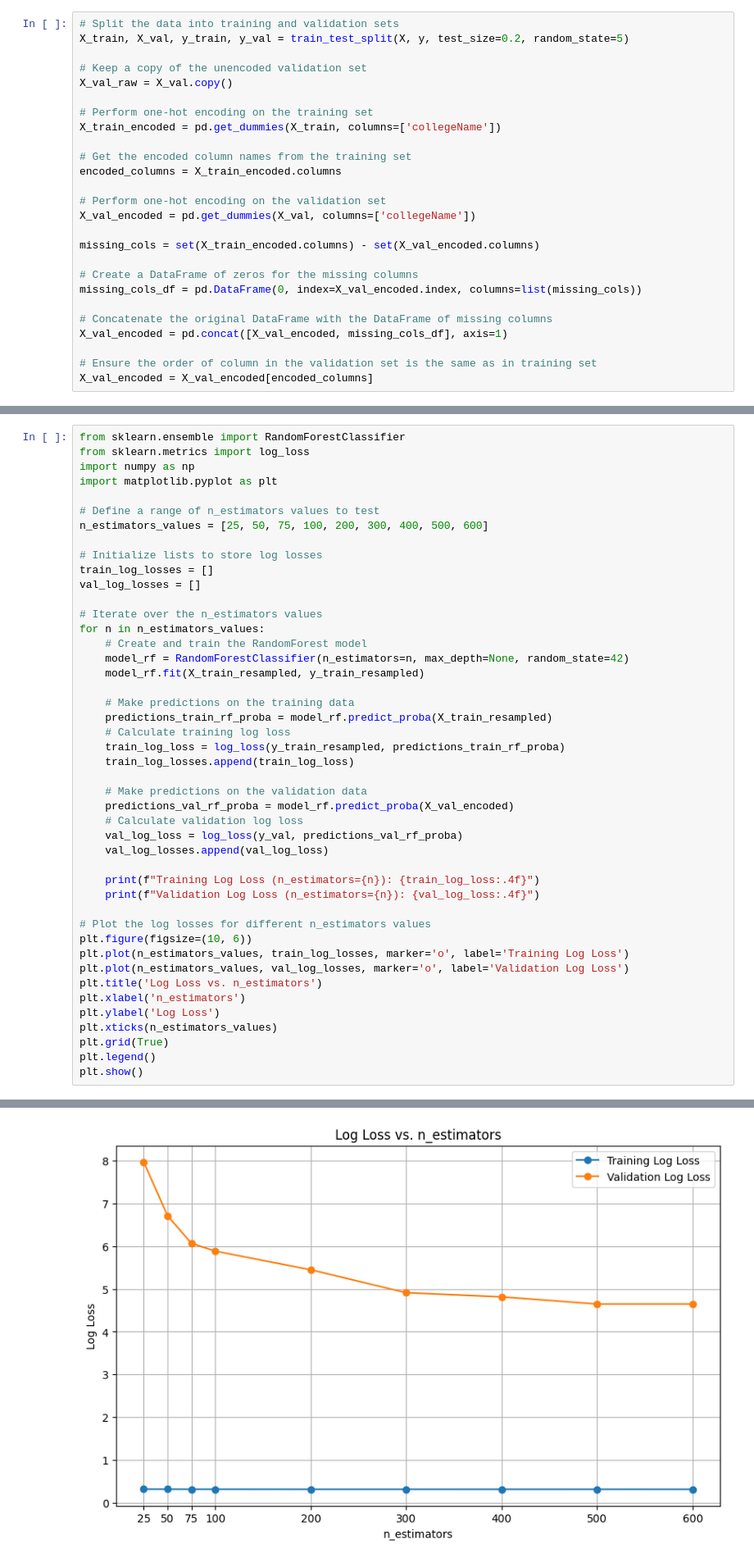
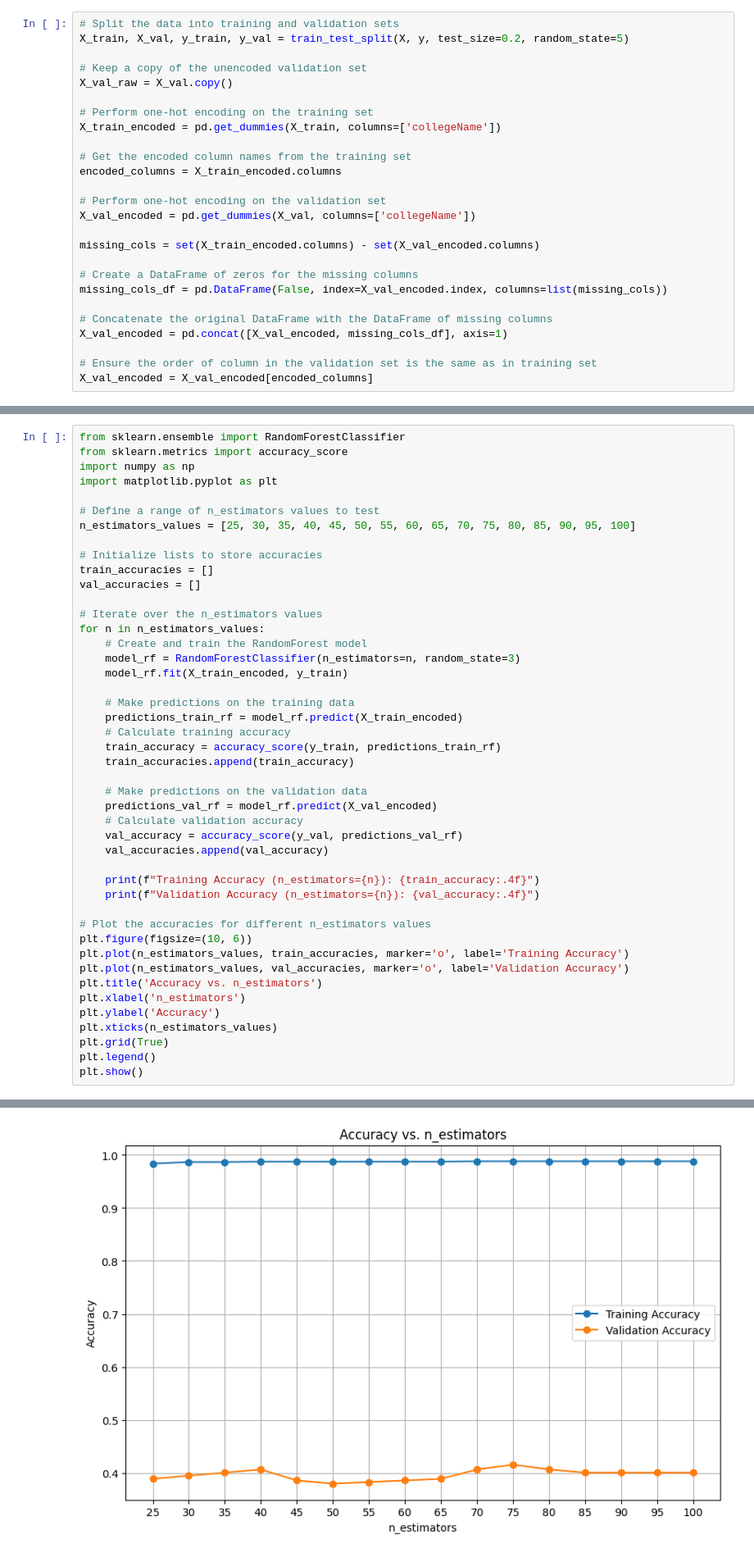
Before and after one commit to glaframb71/CS39AA-Project, a Jupyter notebook: 39aa-project-part-2.ipynb, the cells around one changed output, grey strips where cells are left out. Shown: that part at 82% size. Cells and saved outputs as stored; diff of their text form.

```diff
--- a/39aa-project-part-2.ipynb
+++ b/39aa-project-part-2.ipynb
@@ -91,7 +93,7 @@ X_val_encoded = pd.get_dummies(X_val, columns=['collegeName'])
 missing_cols = set(X_train_encoded.columns) - set(X_val_encoded.columns)
 
 # Create a DataFrame of zeros for the missing columns
-missing_cols_df = pd.DataFrame(0, index=X_val_encoded.index, columns=list(missing_cols))
+missing_cols_df = pd.DataFrame(False, index=X_val_encoded.index, columns=list(missing_cols))
 
 # Concatenate the original DataFrame with the DataFrame of missing columns
 X_val_encoded = pd.concat([X_val_encoded, missing_cols_df], axis=1)
@@ -106,44 +105,44 @@ X_train_resampled, y_train_resampled = smote.fit_resample(X_train_encoded, y_tra
 # %%
 from sklearn.ensemble import RandomForestClassifier
-from sklearn.metrics import log_loss
+from sklearn.metrics import accuracy_score
 import numpy as np
 import matplotlib.pyplot as plt
 
 # Define a range of n_estimators values to test
-n_estimators_values = [25, 50, 75, 100, 200, 300, 400, 500, 600]
+n_estimators_values = [25, 30, 35, 40, 45, 50, 55, 60, 65, 70, 75, 80, 85, 90, 95, 100]
 
-# Initialize lists to store log losses
-train_log_losses = []
-val_log_losses = []
+# Initialize lists to store accuracies
+train_accuracies = []
+val_accuracies = []
 
 # Iterate over the n_estimators values
 for n in n_estimators_values:
     # Create and train the RandomForest model
-    model_rf = RandomForestClassifier(n_estimators=n, max_depth=None, random_state=42)
-    model_rf.fit(X_train_resampled, y_train_resampled)
+    model_rf = RandomForestClassifier(n_estimators=n, random_state=3)
+    model_rf.fit(X_train_encoded, y_train)
 
     # Make predictions on the training data
-    predictions_train_rf_proba = model_rf.predict_proba(X_train_resampled)
-    # Calculate training log loss
-    train_log_loss = log_loss(y_train_resampled, predictions_train_rf_proba)
-    train_log_losses.append(train_log_loss)
+    predictions_train_rf = model_rf.predict(X_train_encoded)
+    # Calculate training accuracy
+    train_accuracy = accuracy_score(y_train, predictions_train_rf)
+    train_accuracies.append(train_accuracy)
 
     # Make predictions on the validation data
-    predictions_val_rf_proba = model_rf.predict_proba(X_val_encoded)
-    # Calculate validation log loss
-    val_log_loss = log_loss(y_val, predictions_val_rf_proba)
-    val_log_losses.append(val_log_loss)
+    predictions_val_rf = model_rf.predict(X_val_encoded)
+    # Calculate validation accuracy
+    val_accuracy = accuracy_score(y_val, predictions_val_rf)
+    val_accuracies.append(val_accuracy)
 
-    print(f"Training Log Loss (n_estimators={n}): {train_log_loss:.4f}")
-    print(f"Validation Log Loss (n_estimators={n}): {val_log_loss:.4f}")
+    print(f"Training Accuracy (n_estimators={n}): {train_accuracy:.4f}")
+    print(f"Validation Accuracy (n_estimators={n}): {val_accuracy:.4f}")
 
-# Plot the log losses for different n_estimators values
+# Plot the accuracies for different n_estimators values
 plt.figure(figsize=(10, 6))
-plt.plot(n_estimators_values, train_log_losses, marker='o', label='Training Log Loss')
-plt.plot(n_estimators_values, val_log_losses, marker='o', label='Validation Log Loss')
-plt.title('Log Loss vs. n_estimators')
+plt.plot(n_estimators_values, train_accuracies, marker='o', label='Training Accuracy')
+plt.plot(n_estimators_values, val_accuracies, marker='o', label='Validation Accuracy')
+plt.title('Accuracy vs. n_estimators')
 plt.xlabel('n_estimators')
-plt.ylabel('Log Loss')
+plt.ylabel('Accuracy')
 plt.xticks(n_estimators_values)
 plt.grid(True)
 plt.legend()
@@ -170 +168 @@ Validation Log Loss (n_estimators=600): 4.6470
-[figure, old version]
+[figure, new version]
```
Also changed, not shown: parts of 10 cells of this notebook.
